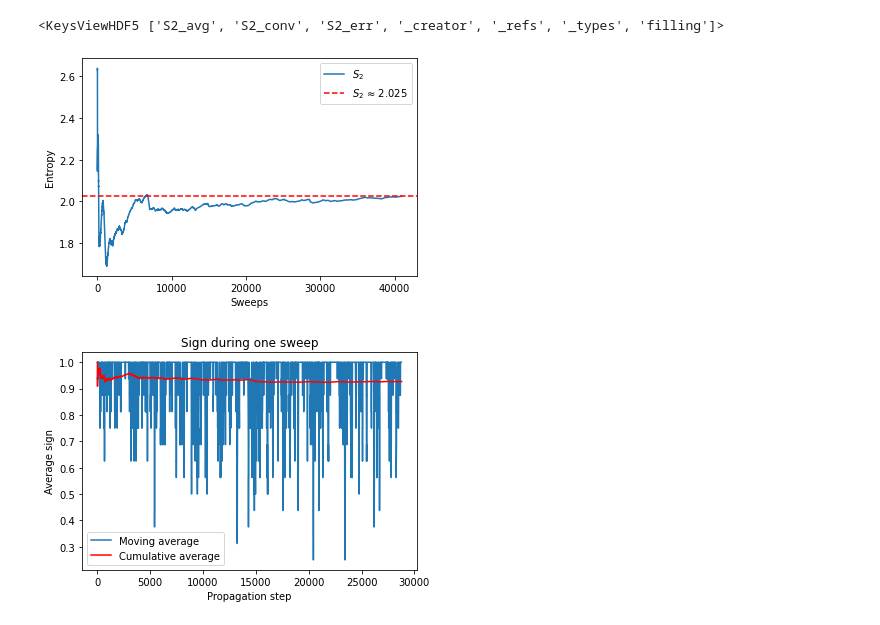
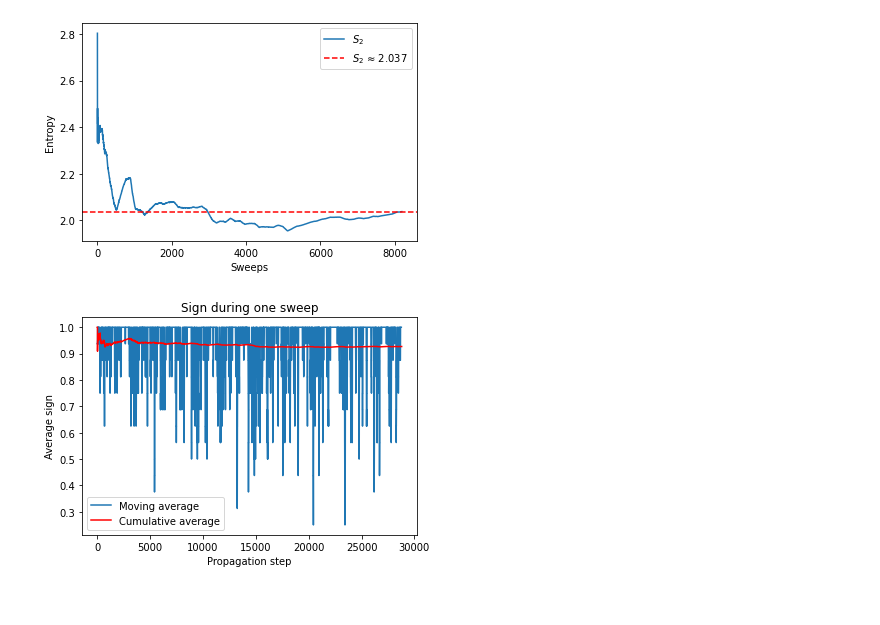
Before and after one commit to Terkadur/AFQMC, a Jupyter notebook: plot.ipynb, the cells around one changed output. Cells and saved outputs as stored; diff of their text form; code cells hidden in the pictures.

```diff
--- a/plot.ipynb
+++ b/plot.ipynb
@@ -124,10 +124,9 @@ def plot_etgent_conv(EtgEnt_path, filling=None, U=None, partition=None):
     plt.ylabel("Entropy")
     plt.legend()
 # %%
-plot_etgent_conv("./data/2x4/processed/EtgEnt_LA4_U2.0_beta50.0.jld", filling=(5))
+plot_etgent_conv("./attr_data/3x3/sym/processed/EtgEnt_LA3_U-2.0_beta50.0.jld", filling=12)
 # %% [output]
-<KeysViewHDF5 ['S2_avg', 'S2_conv', 'S2_err', '_creator', '_refs', '_types', 'filling']>
-[figure, old version]
+[figure, new version]
 # %%
 file = h5py.File("./data/test/PropSgn_LA8_N24_U14.0_beta18.0_seed1234.jld")
 
```
Also changed, not shown: 50 other files.
